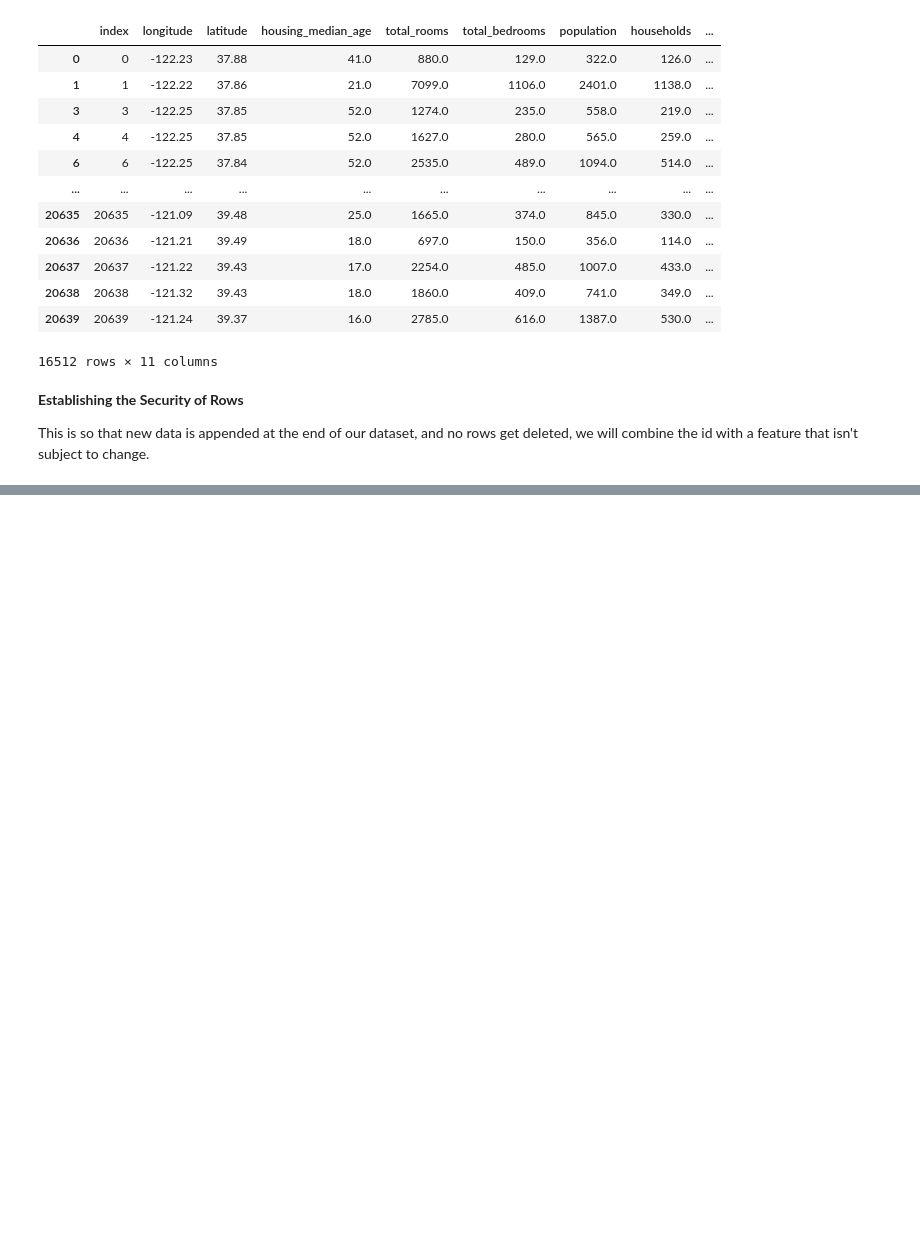
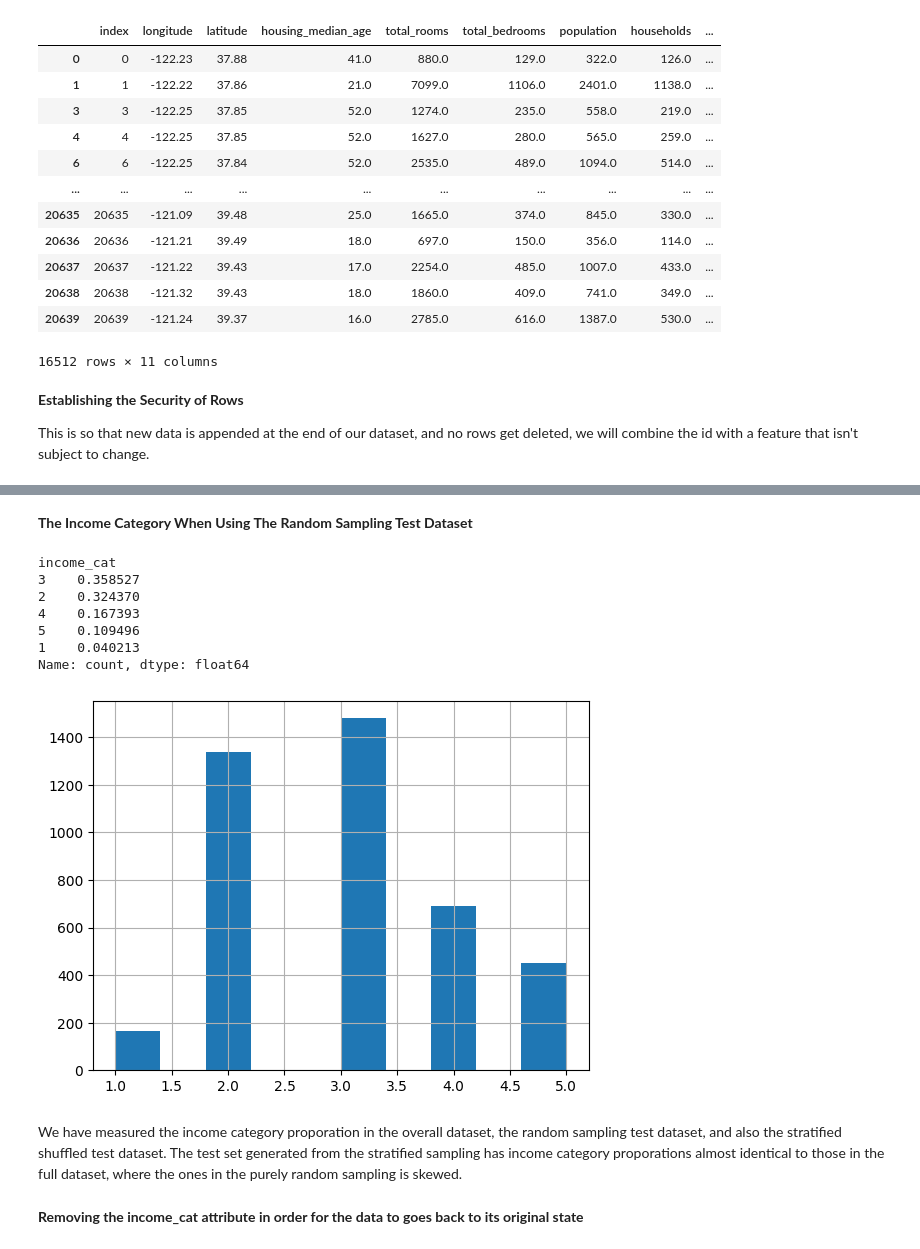
Before and after one commit to KingHikarii/End-To-End-Machine-Learning-Project, a Jupyter notebook: Machine_Learning_Project_1.ipynb, the cells around one changed output, grey strips where cells are left out. Drawn from its saved outputs; the diff is of its cells as text; code cells hidden in the pictures; blank space fills up the shorter version.

```diff
--- a/Machine_Learning_Project_1.ipynb
+++ b/Machine_Learning_Project_1.ipynb
@@ -138,0 +144,4 @@ train_set, test_set = split_train_test_by_id(housing_with_id, 0.2, 'id')
+# %%
+from sklearn.model_selection import train_test_split
+
+train_set, test_set = train_test_split(housing_data, test_size=0.2, random_state = 42)
@@ -138,0 +212,23 @@ train_set, test_set = split_train_test_by_id(housing_with_id, 0.2, 'id')
+# %% [markdown]
+**The Income Category When Using The Random Sampling Test Dataset**
+# %%
+test_set['income_cat'] = pd.cut(test_set['median_income'], #The test set when we did the purely random sampling
+                               bins=[0., 1.5, 3.0, 4.5, 6., np.inf],
+                               labels = [1, 2, 3, 4, 5])
+
+test_set['income_cat'].hist()
+
+test_set['income_cat'].value_counts() / len(test_set)
+# %% [output]
+income_cat
+3    0.358527
+2    0.324370
+4    0.167393
+5    0.109496
+1    0.040213
+Name: count, dtype: float64
+[figure, added]
+# %% [markdown]
+We have measured the income category proporation in the overall dataset, the random sampling test dataset, and also the stratified shuffled test dataset. The test set generated from the stratified sampling has income category proporations almost identical to those in the full dataset, where the ones in the purely random sampling is skewed.
+# %% [markdown]
+**Removing the income_cat attribute in order for the data to goes back to its original state**
```
Also changed, not shown: parts of 16 cells of this notebook.
